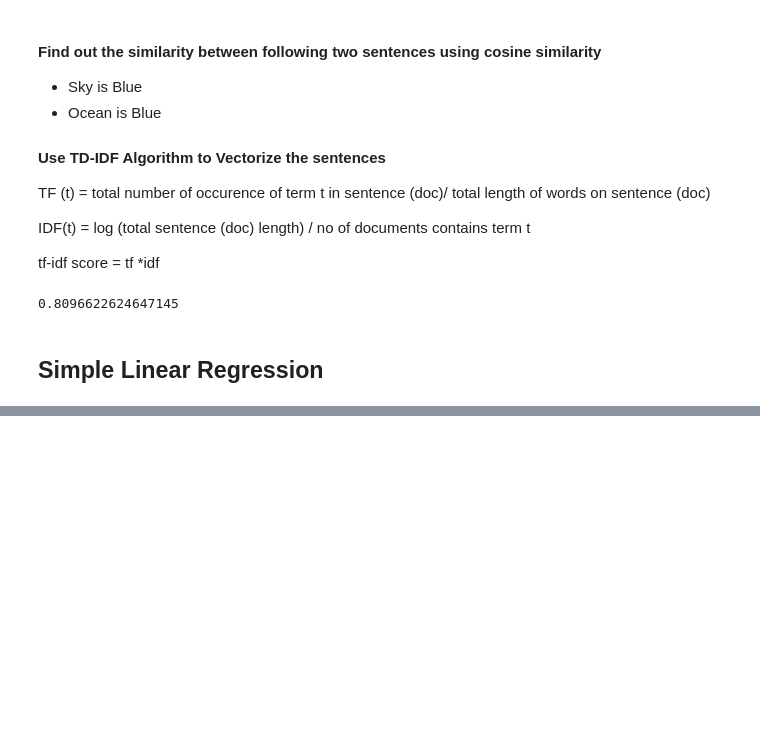
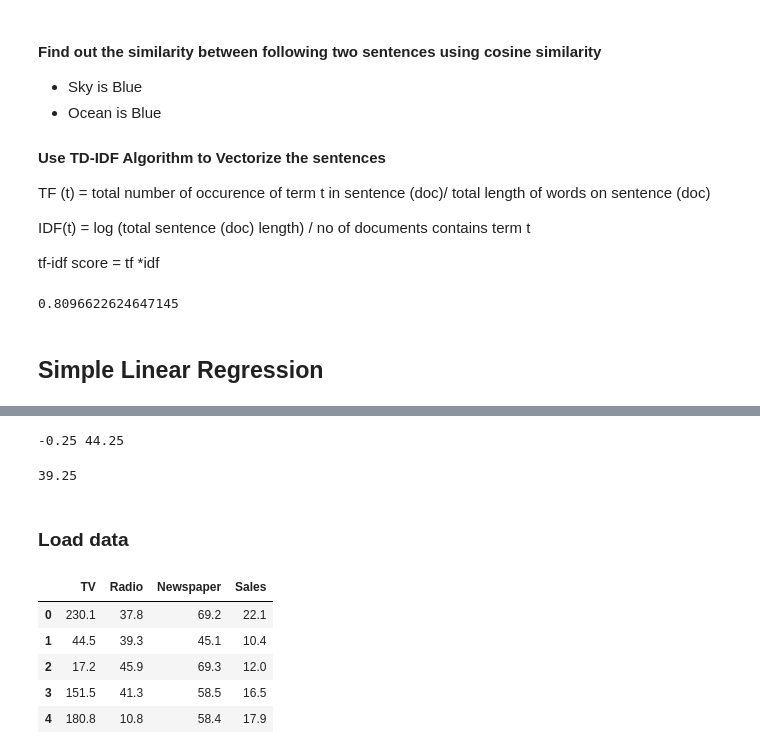
Before and after one commit to hritikaxx/python-programming, a Jupyter notebook: week5.ipynb, the cells around one changed output, grey strips where cells are left out. Drawn from its saved outputs; the diff is of its cells as text; code cells hidden in the pictures; blank space fills up the shorter version.

```diff
--- a/week5.ipynb
+++ b/week5.ipynb
@@ -407,0 +455,31 @@ similarity
+# %%
+X = sales_data['price']
+Y = sales_data['sales']
+n = len(X)
+
+sum_X = np.sum(X)
+sum_Y = np.sum(Y)
+sum_XY = np.sum(X * Y)
+sum_X2 = np.sum(X**2)
+m = (n * sum_XY - (sum_X * sum_Y) ) / ( (n * sum_X2) - (sum_X**2) )
+c = (sum_Y - ( m * sum_X)) / n
+
+print(m,c)
+predicted_sales_stat = m * 20 + c
+predicted_sales_stat
+# %% [output]
+-0.25 44.25
+39.25
+# %% [markdown]
+### Load data
+# %%
+import pandas as pd
+marketing_data = pd.read_csv('./data/marketing-sales.csv')
+marketing_data.head()
+# %% [output]
+|  | TV | Radio | Newspaper | Sales |
+| 0 | 230.1 | 37.8 | 69.2 | 22.1 |
+| 1 | 44.5 | 39.3 | 45.1 | 10.4 |
+| 2 | 17.2 | 45.9 | 69.3 | 12.0 |
+| 3 | 151.5 | 41.3 | 58.5 | 16.5 |
+| 4 | 180.8 | 10.8 | 58.4 | 17.9 |
```
Also changed, not shown: parts of 13 cells of this notebook, 1 other file.
